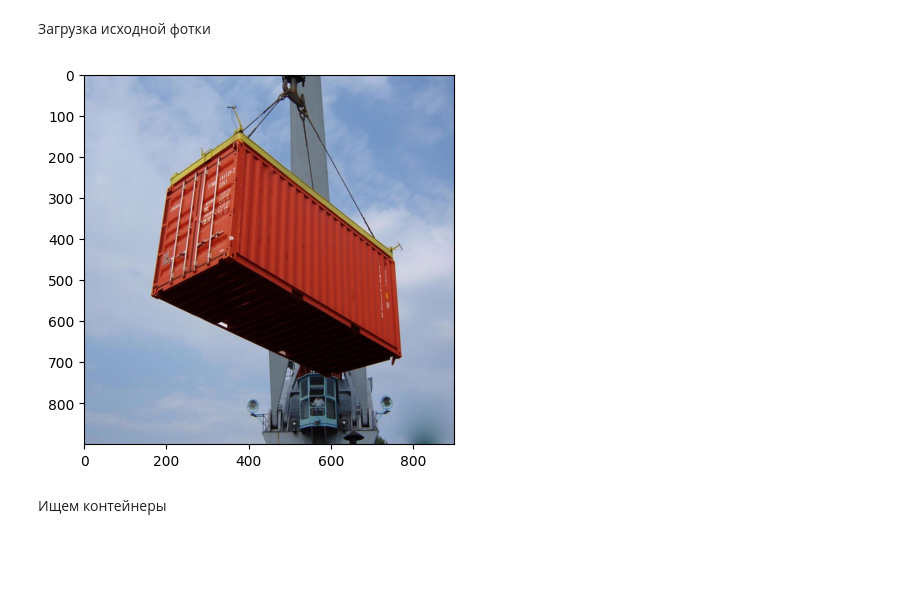
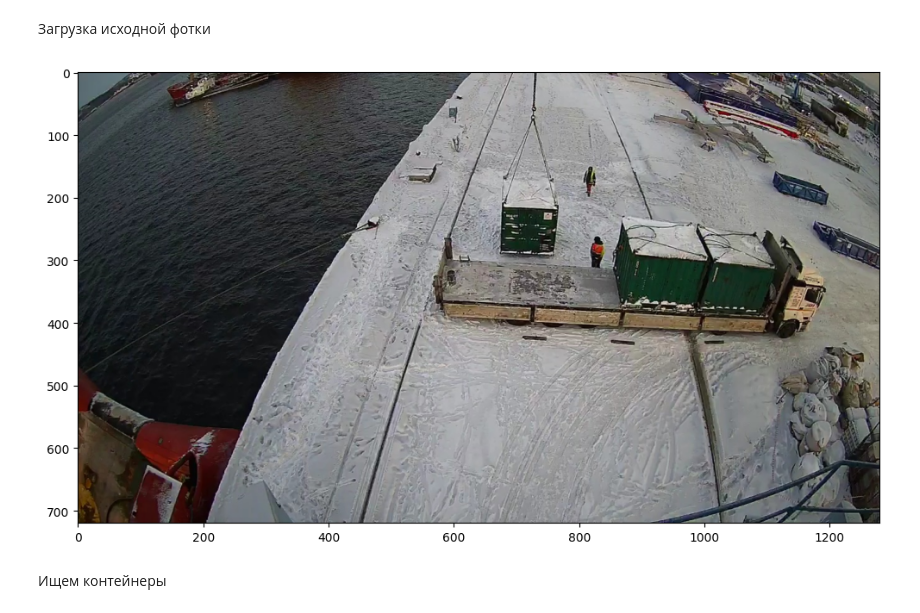
Before and after one commit to lnrSmglln/CV_containers, a Jupyter notebook: yolo_usage.ipynb, the cells around one changed output. Cells and saved outputs as stored; diff of their text form; code cells hidden in the pictures; blank space fills up the shorter version.

```diff
--- a/yolo_usage.ipynb
+++ b/yolo_usage.ipynb
@@ -22,12 +27,14 @@ weights = "detector"
 model = YOLO(f"weights_{weights_version}/{weights}.pt")
 # %% [markdown]
 Загрузка исходной фотки
-# %%
-source = cv2.imread("img2.jpeg")
-
-plot_img(source)
-# %% [output]
-[figure, removed]
+# %%
+frame_num = 500
+
+source = cv2.imread(f"./selected_video_frames/frame{frame_num}.jpg")
+
+plot_img(source)
+# %% [output]
+[figure, added]
 # %% [markdown]
 Ищем контейнеры
 # %%
```
Also changed, not shown: parts of 17 cells of this notebook, 7 other files.
